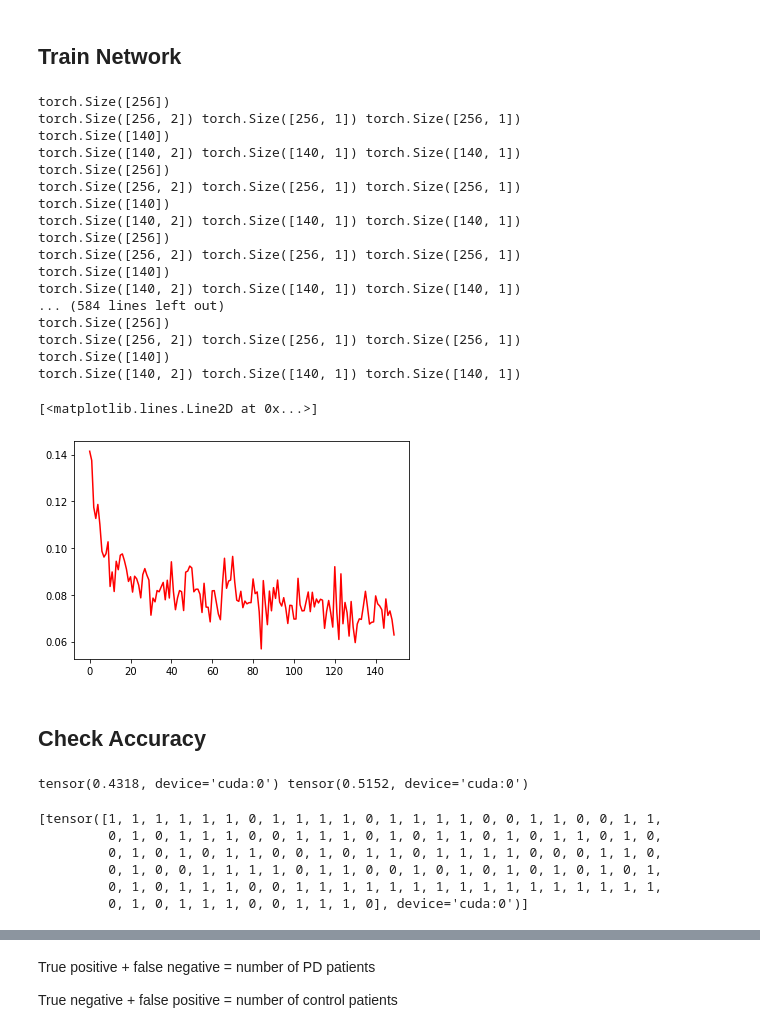
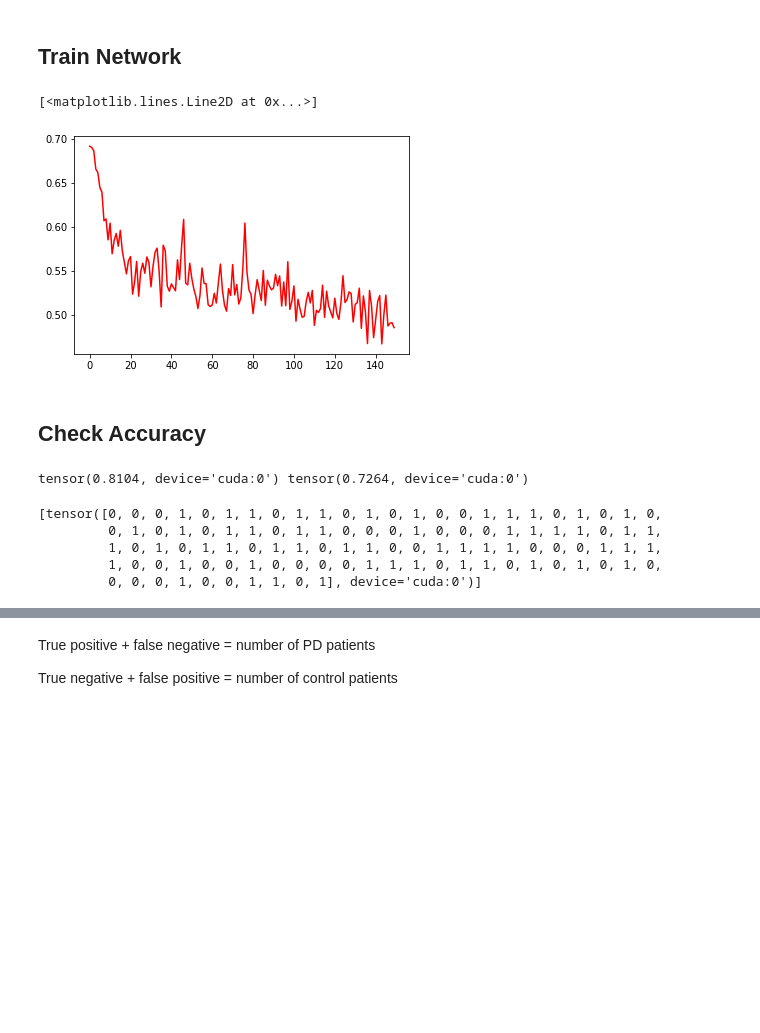
Before and after one commit to PDNow-Research/PDNow, a Jupyter notebook: HandPD/NeuralNets/NN_Numerical.ipynb, the cells around one changed output, grey strips where cells are left out. Cells and saved outputs as stored; diff of their text form; code cells hidden in the pictures; blank space fills up the shorter version.

Commit message:
cross entropy with softmax this time, getting probabilities out of my model, not just numbers i dont what to do with

```diff
--- a/HandPD/NeuralNets/NN_Numerical.ipynb
+++ b/HandPD/NeuralNets/NN_Numerical.ipynb
@@ -42,3 +50,14 @@ First to load the data.
+# %%
+# Hyperparams
+input_size = 9 # size of 1 row of data
+num_classes = 2 # which is output_size
+
+# tunables
+test_size = 0.2
+learning_rate = 0.01
+batch_size = 256
+num_epochs = 150
+seed = 0 # just random state to start at
 # %% [markdown]
 ## Load Data
 # %% [markdown]
@@ -177,7 +195,7 @@ class NN(nn.Module):
     x = self.dt1(x)
     x = torch.sigmoid(self.fc2(x)) # functional library.sigmoid is deprecated
     # x = F.relu(self.hd2(x))
-    x = self.fc3(x)
+    x = F.softmax(self.fc3(x))
     return x
 # %% [markdown]
 ### Quick Test
@@ -227,76 +239,39 @@ torch.Size([64, 2])
 model = NN(input_size = input_size, output_size = num_classes).to(device) # input-size??
 # %%
 # Loss + Optimizer
-criterion = nn.GaussianNLLLoss() # loss function
+criterion = nn.CrossEntropyLoss() # loss function
 optimizer = optim.Adam(model.parameters(), lr = learning_rate) # optimizer function
 # %% [markdown]
 ## Train Network
 # %%
 # epochs: number of times network sees images. 1 epoch - seen all images once
 loss_values = [] * 1
 
 for epoch in range(num_epochs):
     for batch_idx, (data, targets) in enumerate(train_loader): # parts of the train_loader, (data,targets) in tuple together, batch_idx there before
 
         # Get data to cuda (that's our device, if it's possible)
         data = data.to(device=device)
-
         targets = targets.to(device=device)
-
-        # print (data.shape)
-
-        # Get to correct shape, which is a 2D matrix of 64 x 9, because model(x) of shape should be 64 x 2?
-        # Data is already in this correct shape, examine why?
-        # data = data.reshape(64, 9])
-
-        # by looking at this, we see we have 7 batches: 6 of size 64, 1 of size 38.
 
         # forward propagation
         scores = model(data)
 
-        # print(targets.shape)
-
-        targets = np.reshape(targets.to(device=torch.device('cpu')), [targets.shape[0], 1])
-        targets = targets.to(device=device)
-
-        var = torch.ones(scores.shape[0], requires_grad = False)
-        var = np.reshape(var.to(device=torch.device('cpu')), [targets.shape[0], 1])
-        var = var.to(device=device)
-
-        # print (scores.shape, targets.shape, var.shape)
-
-        loss = criterion(scores, targets, var)
+        loss = criterion(scores, targets)
 
         # backward propagation
         optimizer.zero_grad() # set all gradients to 0 for each batch so it doesnt store calculation from previous batch
         loss.backward()
 
         # gradient descent or adam step
         optimizer.step()
 
     loss_values.append(loss) # loss after each epoch
 
 plt.plot(np.array(loss_values), 'r')
 # %% [output]
-torch.Size([256])
-torch.Size([256, 2]) torch.Size([256, 1]) torch.Size([256, 1])
-torch.Size([140])
-torch.Size([140, 2]) torch.Size([140, 1]) torch.Size([140, 1])
-torch.Size([256])
-torch.Size([256, 2]) torch.Size([256, 1]) torch.Size([256, 1])
-torch.Size([140])
-torch.Size([140, 2]) torch.Size([140, 1]) torch.Size([140, 1])
-torch.Size([256])
-torch.Size([256, 2]) torch.Size([256, 1]) torch.Size([256, 1])
-torch.Size([140])
-torch.Size([140, 2]) torch.Size([140, 1]) torch.Size([140, 1])
-... (584 lines left out)
-torch.Size([256])
-torch.Size([256, 2]) torch.Size([256, 1]) torch.Size([256, 1])
-torch.Size([140])
-torch.Size([140, 2]) torch.Size([140, 1]) torch.Size([140, 1])
+[<matplotlib.lines.Line2D at 0x...>]
-[<matplotlib.lines.Line2D at 0x...>]
-[figure, old version]
+[figure, new version]
 # %% [markdown]
 ## Check Accuracy
 # %%
@@ -349,17 +324,16 @@ test_acc, y_test, test_pred = check_accuracy(test_loader, model)
 # %%
 print(train_acc, test_acc)
 # %% [output]
-tensor(0.4318, device='cuda:0') tensor(0.5152, device='cuda:0')
+tensor(0.8104, device='cuda:0') tensor(0.7264, device='cuda:0')
 # %%
 # The reason test_pred has two tensors is because it is 106 data, and 64 is batch size, so it happens in 1 batch of 64 and 1 batch of 42
 test_pred
 # %% [output]
-[tensor([1, 1, 1, 1, 1, 1, 0, 1, 1, 1, 1, 0, 1, 1, 1, 1, 0, 0, 1, 1, 0, 0, 1, 1,
-         0, 1, 0, 1, 1, 1, 0, 0, 1, 1, 1, 0, 1, 0, 1, 1, 0, 1, 0, 1, 1, 0, 1, 0,
-         0, 1, 0, 1, 0, 1, 1, 0, 0, 1, 0, 1, 1, 0, 1, 1, 1, 1, 0, 0, 0, 1, 1, 0,
-         0, 1, 0, 0, 1, 1, 1, 1, 0, 1, 1, 0, 0, 1, 0, 1, 0, 1, 0, 1, 0, 1, 0, 1,
-         0, 1, 0, 1, 1, 1, 0, 0, 1, 1, 1, 1, 1, 1, 1, 1, 1, 1, 1, 1, 1, 1, 1, 1,
-         0, 1, 0, 1, 1, 1, 0, 0, 1, 1, 1, 0], device='cuda:0')]
+[tensor([0, 0, 0, 1, 0, 1, 1, 0, 1, 1, 0, 1, 0, 1, 0, 0, 1, 1, 1, 0, 1, 0, 1, 0,
+         0, 1, 0, 1, 0, 1, 1, 0, 1, 1, 0, 0, 0, 1, 0, 0, 0, 1, 1, 1, 1, 0, 1, 1,
+         1, 0, 1, 0, 1, 1, 0, 1, 1, 0, 1, 1, 0, 0, 1, 1, 1, 1, 0, 0, 0, 1, 1, 1,
+         1, 0, 0, 1, 0, 0, 1, 0, 0, 0, 0, 1, 1, 1, 0, 1, 1, 0, 1, 0, 1, 0, 1, 0,
+         0, 0, 0, 1, 0, 0, 1, 1, 0, 1], device='cuda:0')]
 # %%
 # consider if change batch size
 if (device == torch.device('cuda')):
```
Also changed, not shown: parts of 10 cells of this notebook.
